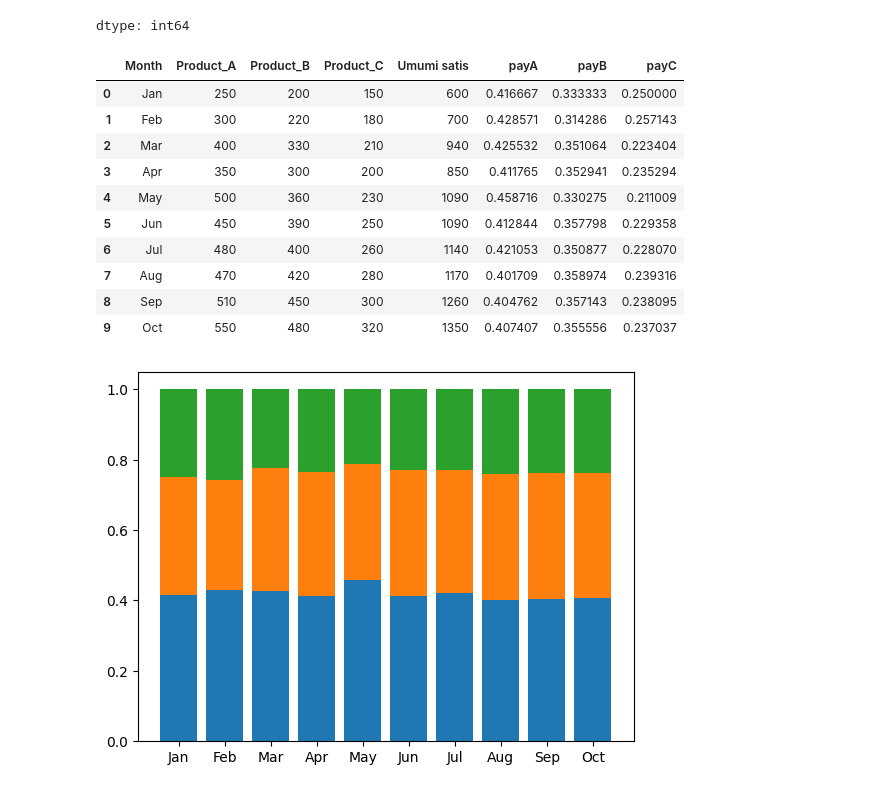
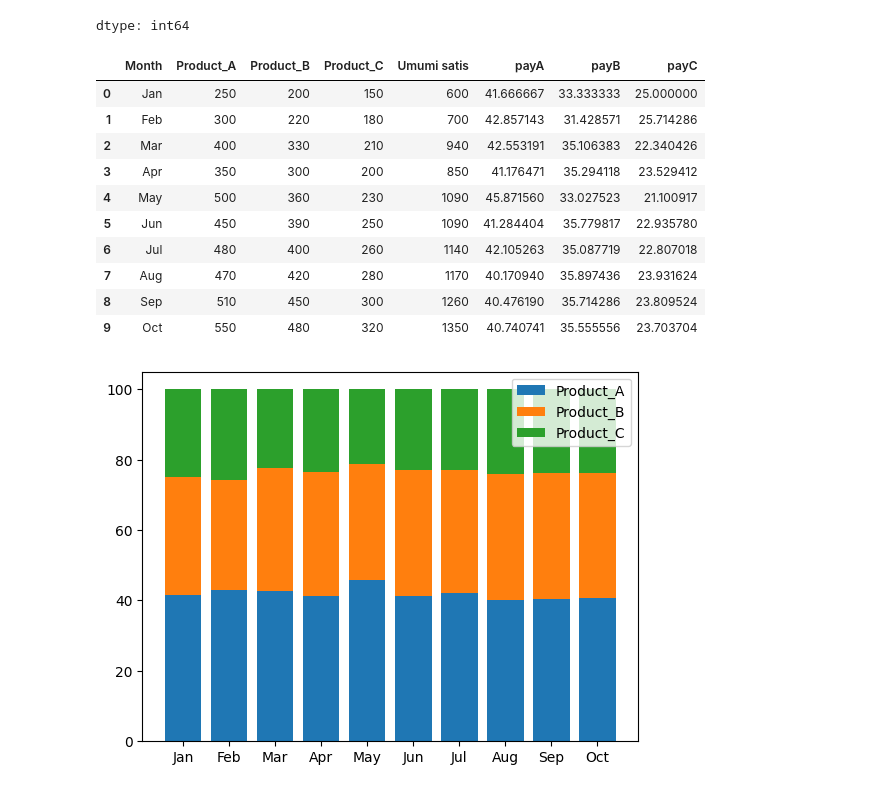
Before and after one commit to Ayan282/colab, a Jupyter notebook: Welcome_to_Colab.ipynb, the cells around one changed output. Saved outputs shown, nothing was run; the diff lists cells and outputs as text; code cells hidden in the pictures.

```diff
--- a/Welcome_to_Colab.ipynb
+++ b/Welcome_to_Colab.ipynb
@@ -133,26 +133,27 @@ ed.groupby("Department")["Name"].count()
 dtype: int64
 # %%
 sd["Umumi satis"]=sd["Product_A"]+sd["Product_B"]+sd["Product_C"]
-sd["payA"]=sd["Product_A"]/sd["Umumi satis"]
-sd["payB"]=sd["Product_B"]/sd["Umumi satis"]
-sd["payC"]=sd["Product_C"]/sd["Umumi satis"]
+sd["payA"]=sd["Product_A"]/sd["Umumi satis"]*100
+sd["payB"]=sd["Product_B"]/sd["Umumi satis"]*100
+sd["payC"]=sd["Product_C"]/sd["Umumi satis"]*100
 sd
 # %% [output]
 |  | Month | Product_A | Product_B | Product_C | Umumi satis | payA | payB | payC |
-| 0 | Jan | 250 | 200 | 150 | 600 | 0.416667 | 0.333333 | 0.250000 |
-| 1 | Feb | 300 | 220 | 180 | 700 | 0.428571 | 0.314286 | 0.257143 |
-| 2 | Mar | 400 | 330 | 210 | 940 | 0.425532 | 0.351064 | 0.223404 |
-| 3 | Apr | 350 | 300 | 200 | 850 | 0.411765 | 0.352941 | 0.235294 |
-| 4 | May | 500 | 360 | 230 | 1090 | 0.458716 | 0.330275 | 0.211009 |
-| 5 | Jun | 450 | 390 | 250 | 1090 | 0.412844 | 0.357798 | 0.229358 |
-| 6 | Jul | 480 | 400 | 260 | 1140 | 0.421053 | 0.350877 | 0.228070 |
-| 7 | Aug | 470 | 420 | 280 | 1170 | 0.401709 | 0.358974 | 0.239316 |
-| 8 | Sep | 510 | 450 | 300 | 1260 | 0.404762 | 0.357143 | 0.238095 |
-| 9 | Oct | 550 | 480 | 320 | 1350 | 0.407407 | 0.355556 | 0.237037 |
+| 0 | Jan | 250 | 200 | 150 | 600 | 41.666667 | 33.333333 | 25.000000 |
+| 1 | Feb | 300 | 220 | 180 | 700 | 42.857143 | 31.428571 | 25.714286 |
+| 2 | Mar | 400 | 330 | 210 | 940 | 42.553191 | 35.106383 | 22.340426 |
+| 3 | Apr | 350 | 300 | 200 | 850 | 41.176471 | 35.294118 | 23.529412 |
+| 4 | May | 500 | 360 | 230 | 1090 | 45.871560 | 33.027523 | 21.100917 |
+| 5 | Jun | 450 | 390 | 250 | 1090 | 41.284404 | 35.779817 | 22.935780 |
+| 6 | Jul | 480 | 400 | 260 | 1140 | 42.105263 | 35.087719 | 22.807018 |
+| 7 | Aug | 470 | 420 | 280 | 1170 | 40.170940 | 35.897436 | 23.931624 |
+| 8 | Sep | 510 | 450 | 300 | 1260 | 40.476190 | 35.714286 | 23.809524 |
+| 9 | Oct | 550 | 480 | 320 | 1350 | 40.740741 | 35.555556 | 23.703704 |
 # %%
-plt.bar(sd["Month"],sd["payA"])
-plt.bar(sd["Month"],sd["payB"],bottom=sd["payA"])
-plt.bar(sd["Month"],sd["payC"],bottom=sd["payA"]+sd["payB"])
+plt.bar(sd["Month"],sd["payA"],label="Product_A")
+plt.bar(sd["Month"],sd["payB"],bottom=sd["payA"],label="Product_B")
+plt.bar(sd["Month"],sd["payC"],bottom=sd["payA"]+sd["payB"],label="Product_C")
+plt.legend()
 plt.show()
 # %% [output]
-[figure, old version]
+[figure, new version]
```
Also changed, not shown: parts of 3 cells of this notebook.
